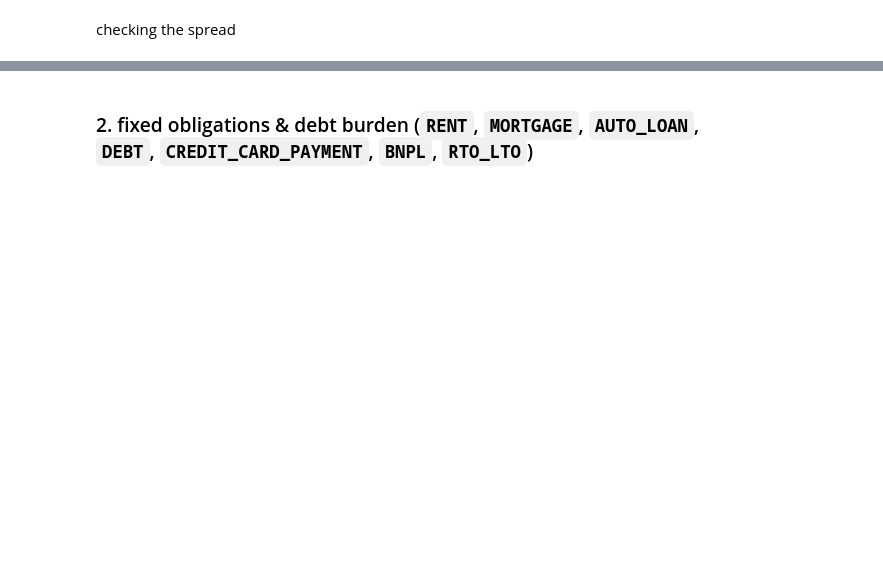
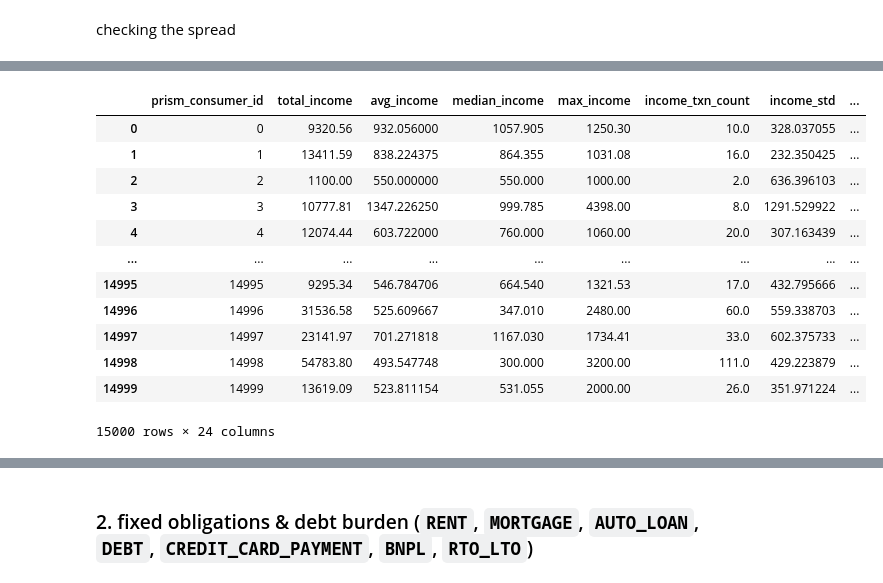
Before and after one commit to elliekwang/DSC180A_B01_2, a Jupyter notebook: Winter_2026/features_categories.ipynb, the cells around one changed output, grey strips where cells are left out. Saved outputs shown, nothing was run; the diff lists cells and outputs as text; code cells hidden in the pictures; blank space fills up the shorter version.

```diff
--- a/Winter_2026/features_categories.ipynb
+++ b/Winter_2026/features_categories.ipynb
@@ -1455,0 +1579,21 @@ auc_df
+# %%
+# adding more features
+eps = 1e-6
+features_df['max_to_median_income'] = features_df['max_income'] / (features_df['median_income'] + eps)
+features_df['max_to_avg_income'] = features_df['max_income'] / (features_df['avg_income'] + eps)
+features_df['income_per_txn'] = features_df['total_income'] / (features_df['income_txn_count'] + eps)
+features_df
+# %% [output]
+|  | prism_consumer_id | total_income | avg_income | median_income | max_income | income_txn_count | income_std | ... |
+| 0 | 0 | 9320.56 | 932.056000 | 1057.905 | 1250.30 | 10.0 | 328.037055 | ... |
+| 1 | 1 | 13411.59 | 838.224375 | 864.355 | 1031.08 | 16.0 | 232.350425 | ... |
+| 2 | 2 | 1100.00 | 550.000000 | 550.000 | 1000.00 | 2.0 | 636.396103 | ... |
+| 3 | 3 | 10777.81 | 1347.226250 | 999.785 | 4398.00 | 8.0 | 1291.529922 | ... |
+| 4 | 4 | 12074.44 | 603.722000 | 760.000 | 1060.00 | 20.0 | 307.163439 | ... |
+| ... | ... | ... | ... | ... | ... | ... | ... | ... |
+| 14995 | 14995 | 9295.34 | 546.784706 | 664.540 | 1321.53 | 17.0 | 432.795666 | ... |
+| 14996 | 14996 | 31536.58 | 525.609667 | 347.010 | 2480.00 | 60.0 | 559.338703 | ... |
+| 14997 | 14997 | 23141.97 | 701.271818 | 1167.030 | 1734.41 | 33.0 | 602.375733 | ... |
+| 14998 | 14998 | 54783.80 | 493.547748 | 300.000 | 3200.00 | 111.0 | 429.223879 | ... |
+| 14999 | 14999 | 13619.09 | 523.811154 | 531.055 | 2000.00 | 26.0 | 351.971224 | ... |
+15000 rows × 24 columns
```
Also changed, not shown: parts of 32 cells of this notebook.
